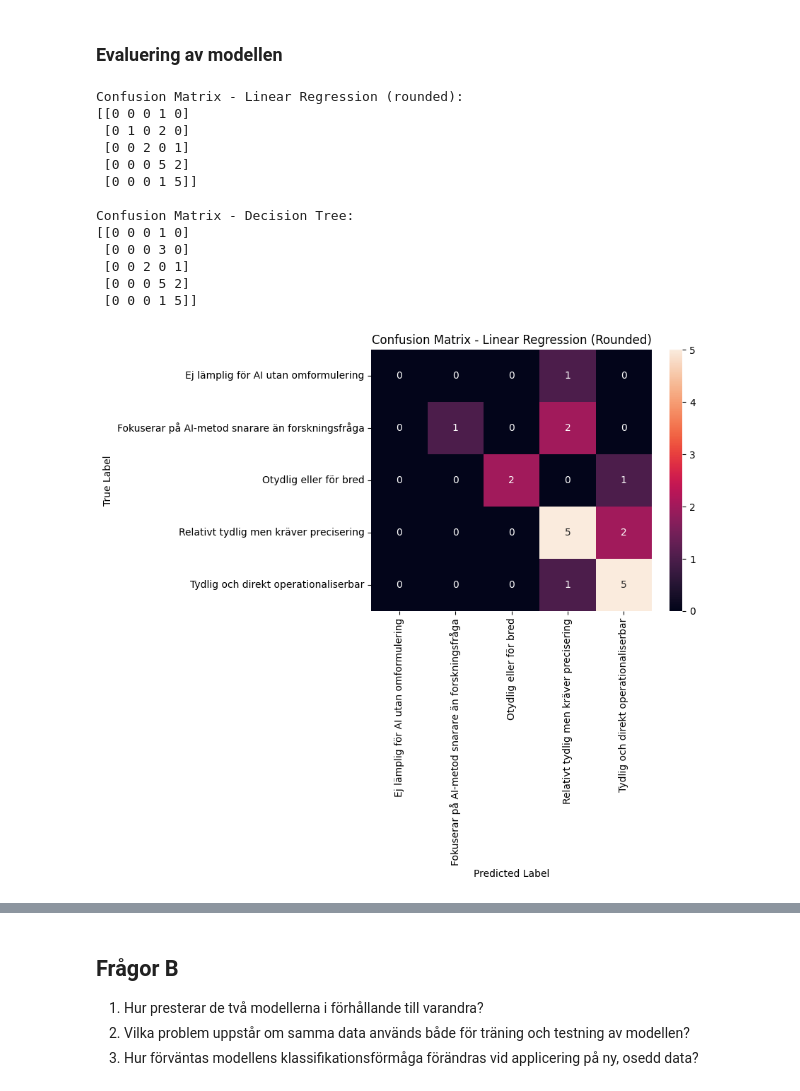
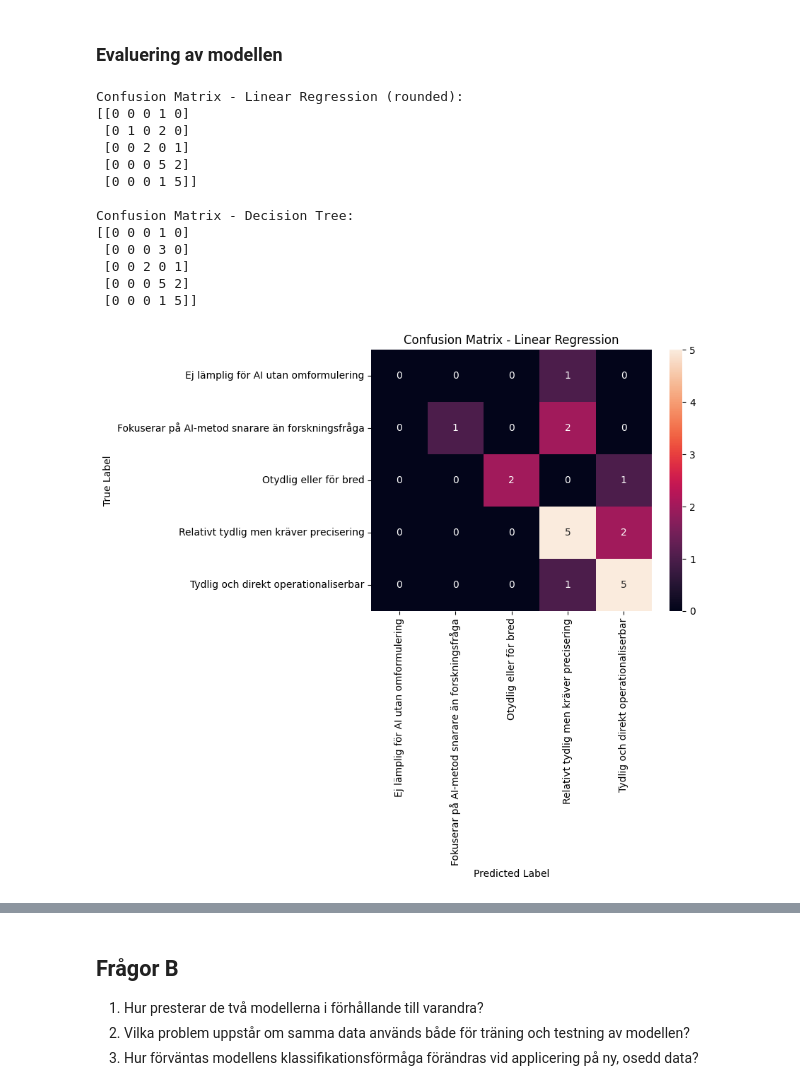
Before and after one commit to WelfLowe/ML4non-programmers, a Jupyter notebook: AI_in_social_science.ipynb, the cells around one changed output, grey strips where cells are left out. Cells and saved outputs as stored; diff of their text form; code cells hidden in the pictures.

```diff
--- a/AI_in_social_science.ipynb
+++ b/AI_in_social_science.ipynb
@@ -436,38 +457,38 @@ labels = label_enc.classes_
 plt.figure()
 sns.heatmap(cm_lr, annot=True, fmt='d', xticklabels=labels, yticklabels=labels)
 
-plt.title("Confusion Matrix - Linear Regression (Rounded)")
+plt.title("Confusion Matrix - Linear Regression")
 plt.xlabel("Predicted Label")
 plt.ylabel("True Label")
 
 plt.show()
 
 # ==============================================
 # Decision Tree Confusion Matrix
 # ==============================================
 plt.figure()
 sns.heatmap(cm_tree, annot=True, fmt='d', xticklabels=labels, yticklabels=labels)
 
 plt.title("Confusion Matrix - Decision Tree")
 plt.xlabel("Predicted Label")
 plt.ylabel("True Label")
 
 plt.show()
 # %% [output]
 Confusion Matrix - Linear Regression (rounded):
 [[0 0 0 1 0]
  [0 1 0 2 0]
  [0 0 2 0 1]
  [0 0 0 5 2]
  [0 0 0 1 5]]
 
 Confusion Matrix - Decision Tree:
 [[0 0 0 1 0]
  [0 0 0 3 0]
  [0 0 2 0 1]
  [0 0 0 5 2]
  [0 0 0 1 5]]
-[figure, old version]
+[figure, new version]
 [figure]
 # %% [markdown]
 ## Frågor B
```
Also changed, not shown: parts of 10 cells of this notebook.
